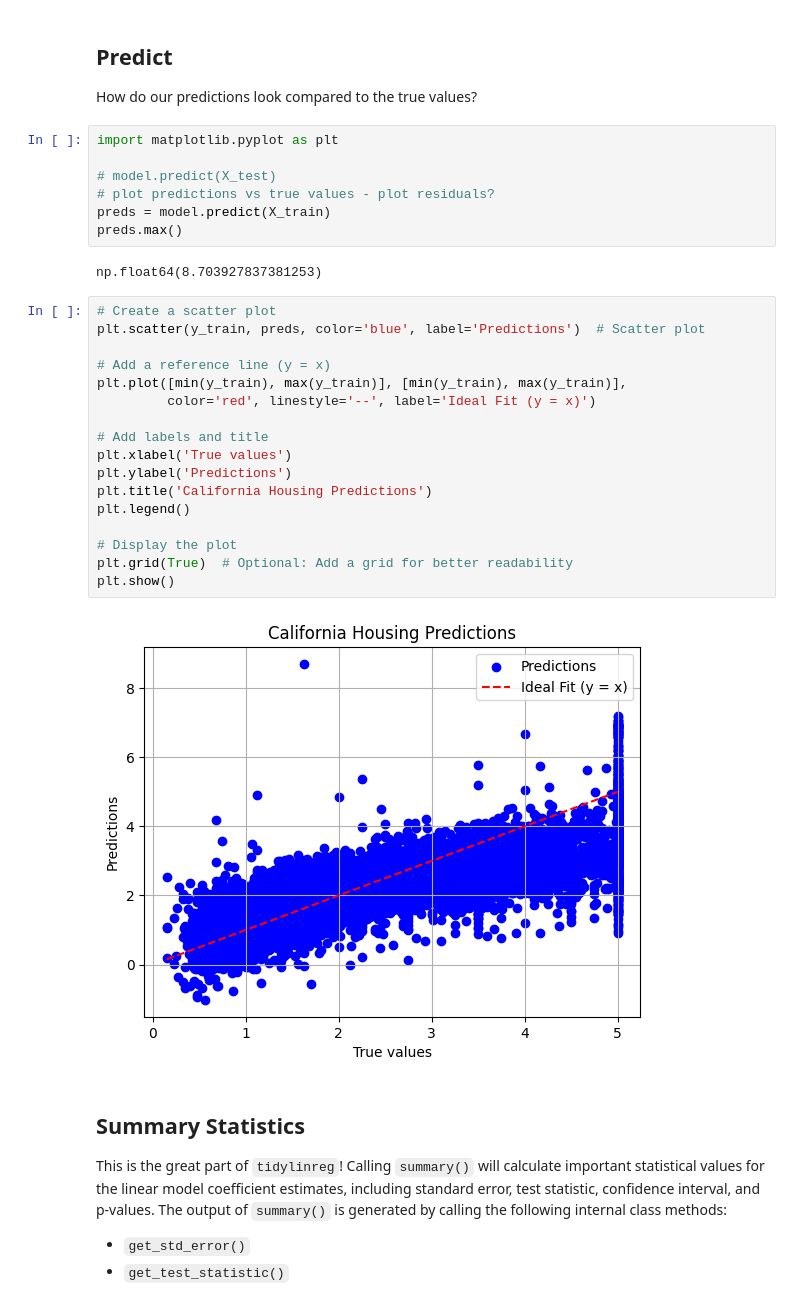
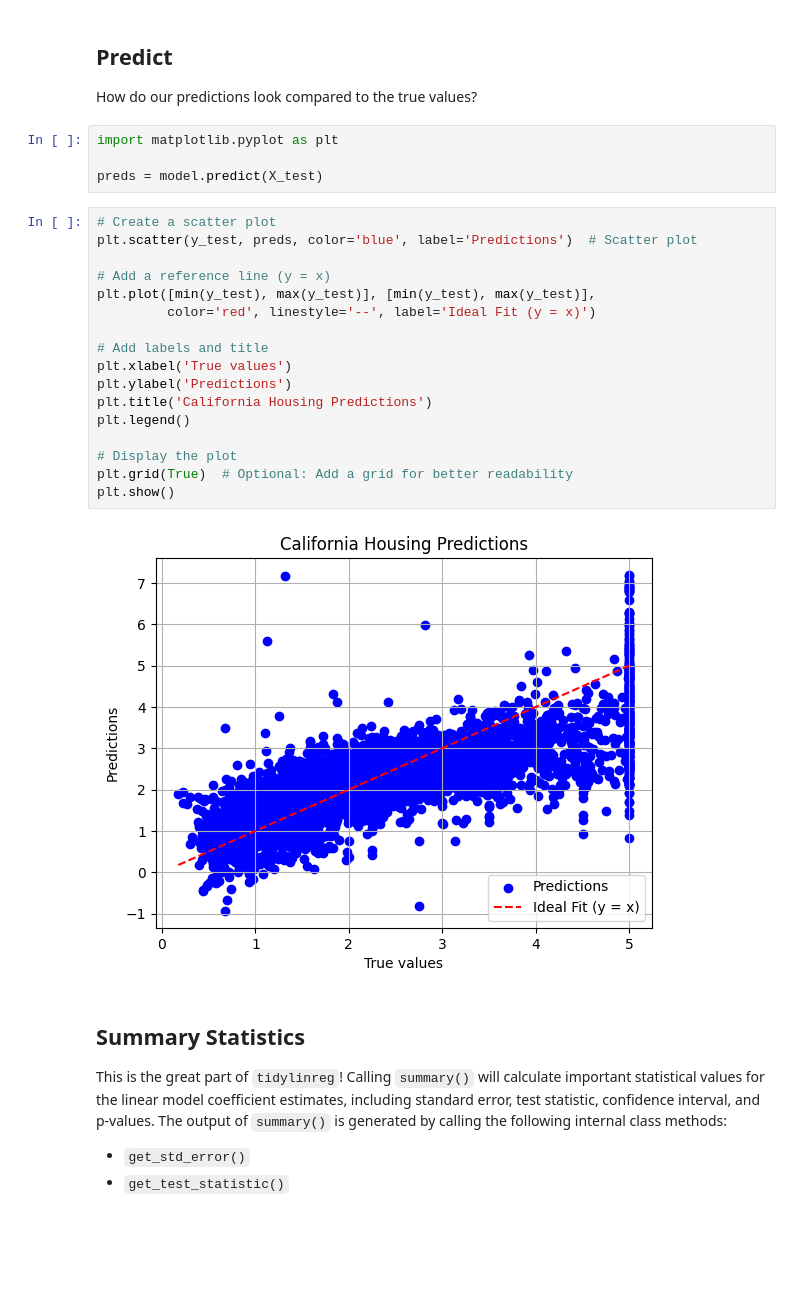
Before and after one commit to UBC-MDS/tidylinreg, a Jupyter notebook: docs/example.ipynb, the cells around one changed output. Drawn from its saved outputs; the diff is of its cells as text; blank space fills up the shorter version.

Commit message:
remove statsmodels and use test data for predict.

```diff
--- a/docs/example.ipynb
+++ b/docs/example.ipynb
@@ -89,31 +89,26 @@ How do our predictions look compared to the true values?
 # %%
 import matplotlib.pyplot as plt
 
-# model.predict(X_test)
-# plot predictions vs true values - plot residuals?
-preds = model.predict(X_train)
-preds.max()
+preds = model.predict(X_test)
-# %% [output]
-np.float64(8.703927837381253)
 # %%
 # Create a scatter plot
-plt.scatter(y_train, preds, color='blue', label='Predictions')  # Scatter plot
+plt.scatter(y_test, preds, color='blue', label='Predictions')  # Scatter plot
 
 # Add a reference line (y = x)
-plt.plot([min(y_train), max(y_train)], [min(y_train), max(y_train)],
+plt.plot([min(y_test), max(y_test)], [min(y_test), max(y_test)],
          color='red', linestyle='--', label='Ideal Fit (y = x)')
 
 # Add labels and title
 plt.xlabel('True values')
 plt.ylabel('Predictions')
 plt.title('California Housing Predictions')
 plt.legend()
 
 # Display the plot
 plt.grid(True)  # Optional: Add a grid for better readability
 plt.show()
 # %% [output]
-[figure, old version]
+[figure, new version]
 # %% [markdown]
 ## Summary Statistics
 
```
Also changed, not shown: parts of 1 cell of this notebook.
